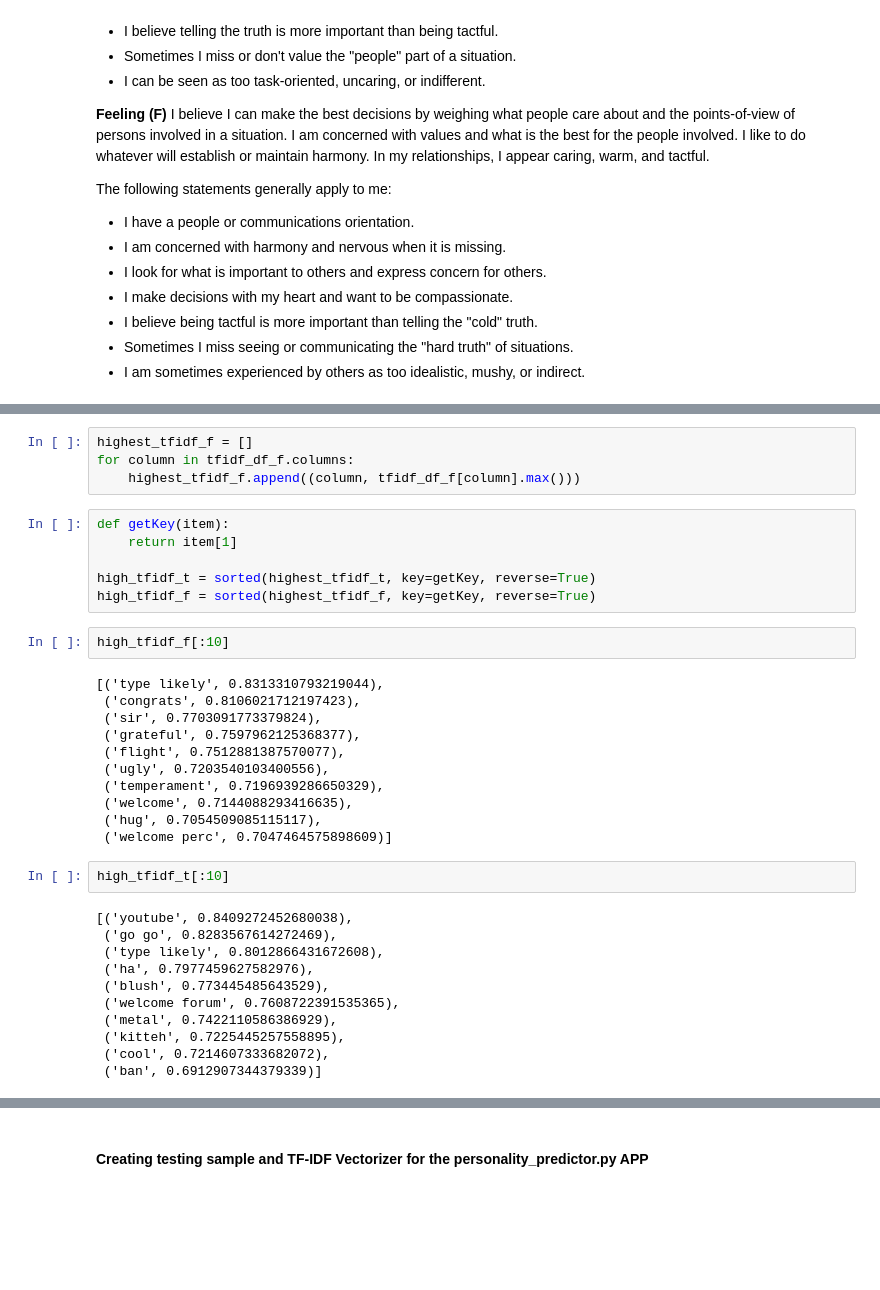
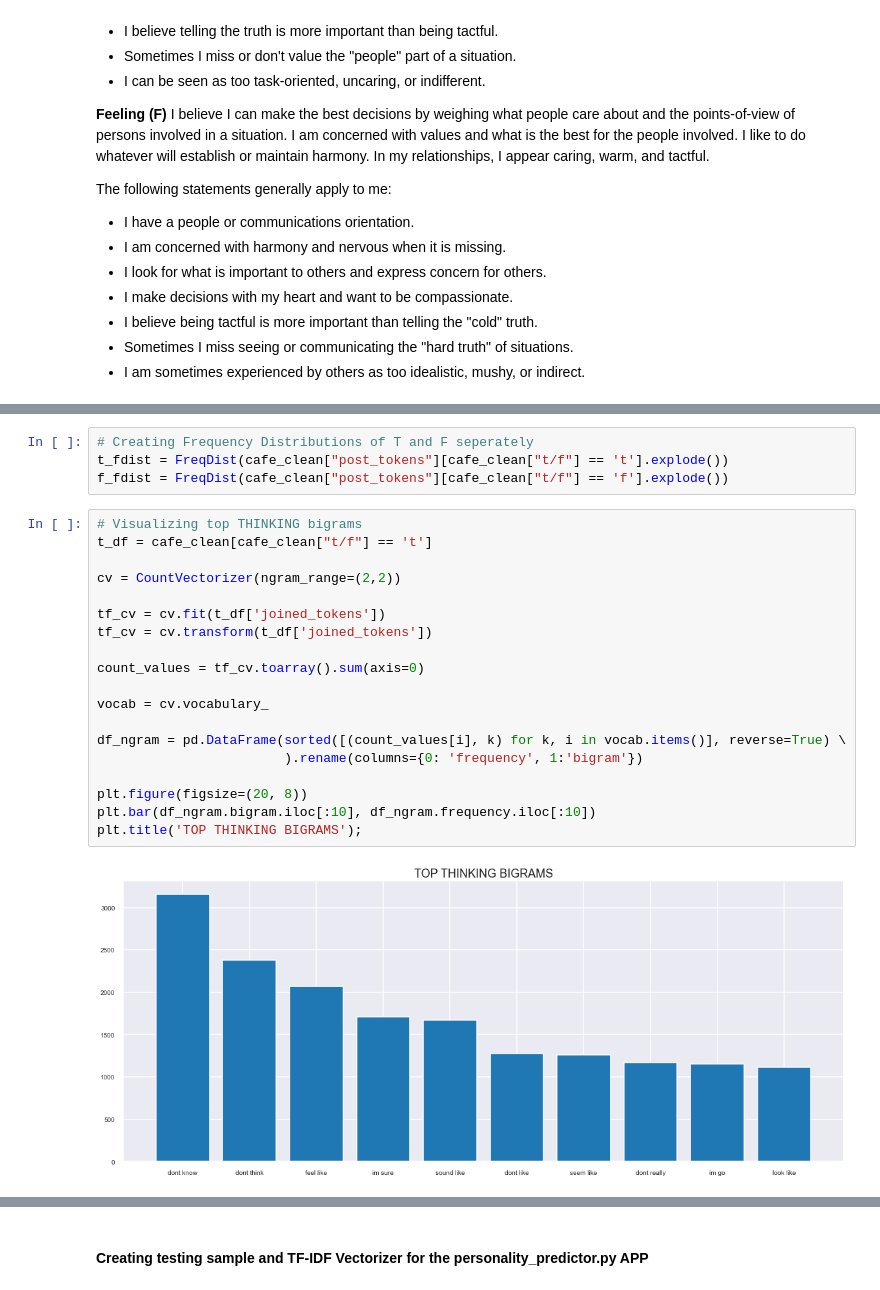
Before and after one commit to westonshuken/Automatic-Personality-Prediction, a Jupyter notebook: index.ipynb, the cells around one changed output, grey strips where cells are left out. Cells and saved outputs as stored; diff of their text form; blank space fills up the shorter version.

```diff
--- a/index.ipynb
+++ b/index.ipynb
@@ -958,36 +1394,25 @@ for column in tfidf_df_t.columns:
-# %%
-highest_tfidf_f = []
-for column in tfidf_df_f.columns:
-    highest_tfidf_f.append((column, tfidf_df_f[column].max()))
-# %%
-def getKey(item):
-    return item[1]
-
-high_tfidf_t = sorted(highest_tfidf_t, key=getKey, reverse=True)
-high_tfidf_f = sorted(highest_tfidf_f, key=getKey, reverse=True)
-# %%
-high_tfidf_f[:10]
-# %% [output]
-[('type likely', 0.8313310793219044),
- ('congrats', 0.8106021712197423),
- ('sir', 0.7703091773379824),
- ('grateful', 0.7597962125368377),
- ('flight', 0.7512881387570077),
- ('ugly', 0.7203540103400556),
- ('temperament', 0.7196939286650329),
- ('welcome', 0.7144088293416635),
- ('hug', 0.7054509085115117),
- ('welcome perc', 0.7047464575898609)]
-# %%
-high_tfidf_t[:10]
-# %% [output]
-[('youtube', 0.8409272452680038),
- ('go go', 0.8283567614272469),
- ('type likely', 0.8012866431672608),
- ('ha', 0.7977459627582976),
- ('blush', 0.773445485643529),
- ('welcome forum', 0.7608722391535365),
- ('metal', 0.7422110586386929),
- ('kitteh', 0.7225445257558895),
- ('cool', 0.7214607333682072),
- ('ban', 0.6912907344379339)]
+# %%
+# Creating Frequency Distributions of T and F seperately
+t_fdist = FreqDist(cafe_clean["post_tokens"][cafe_clean["t/f"] == 't'].explode())
+f_fdist = FreqDist(cafe_clean["post_tokens"][cafe_clean["t/f"] == 'f'].explode())
+# %%
+# Visualizing top THINKING bigrams
+t_df = cafe_clean[cafe_clean["t/f"] == 't']
+
+cv = CountVectorizer(ngram_range=(2,2))
+
+tf_cv = cv.fit(t_df['joined_tokens'])
+tf_cv = cv.transform(t_df['joined_tokens'])
+
+count_values = tf_cv.toarray().sum(axis=0)
+
+vocab = cv.vocabulary_
+
+df_ngram = pd.DataFrame(sorted([(count_values[i], k) for k, i in vocab.items()], reverse=True) \
+                        ).rename(columns={0: 'frequency', 1:'bigram'})
+
+plt.figure(figsize=(20, 8))
+plt.bar(df_ngram.bigram.iloc[:10], df_ngram.frequency.iloc[:10])
+plt.title('TOP THINKING BIGRAMS');
+# %% [output]
+[figure, added]
```
Also changed, not shown: parts of 109 cells of this notebook, 3 other files.
